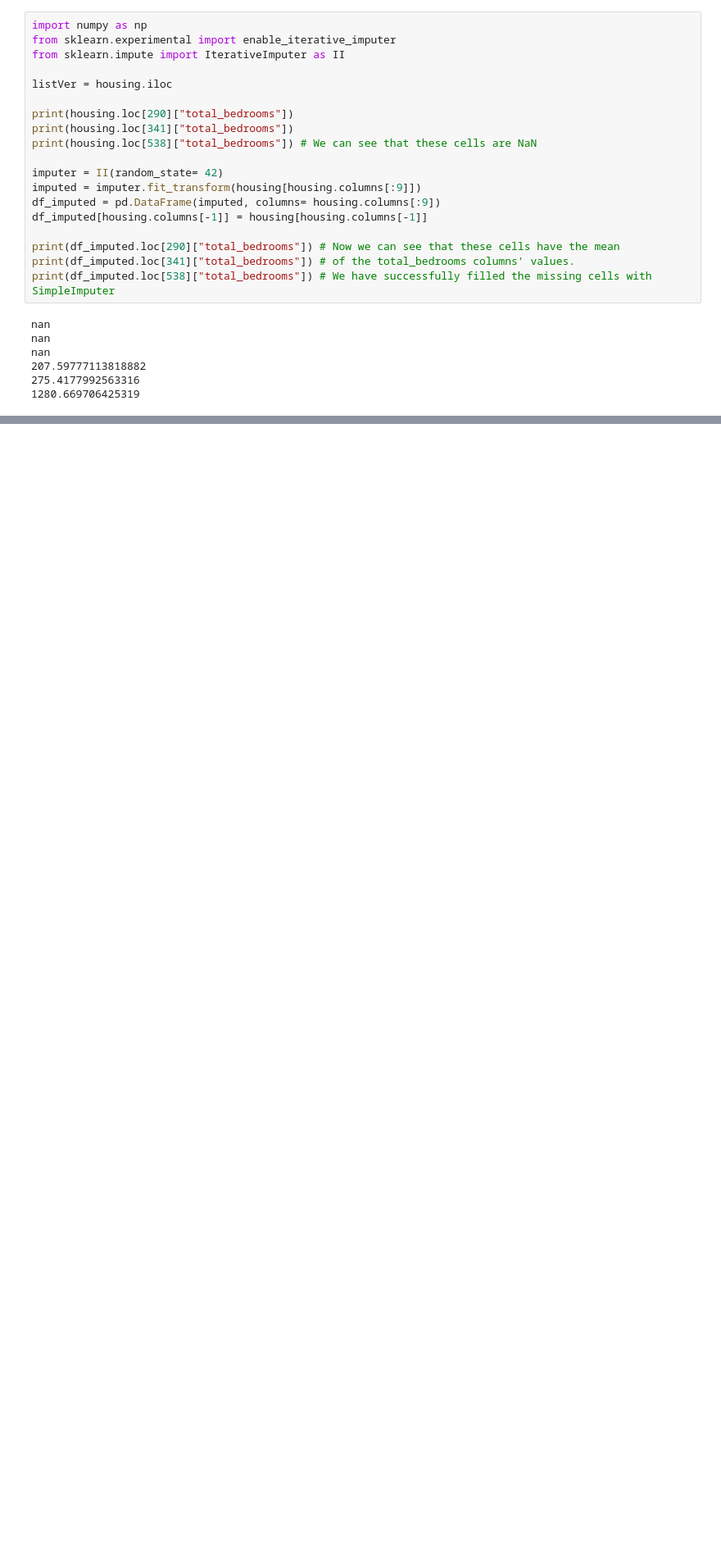
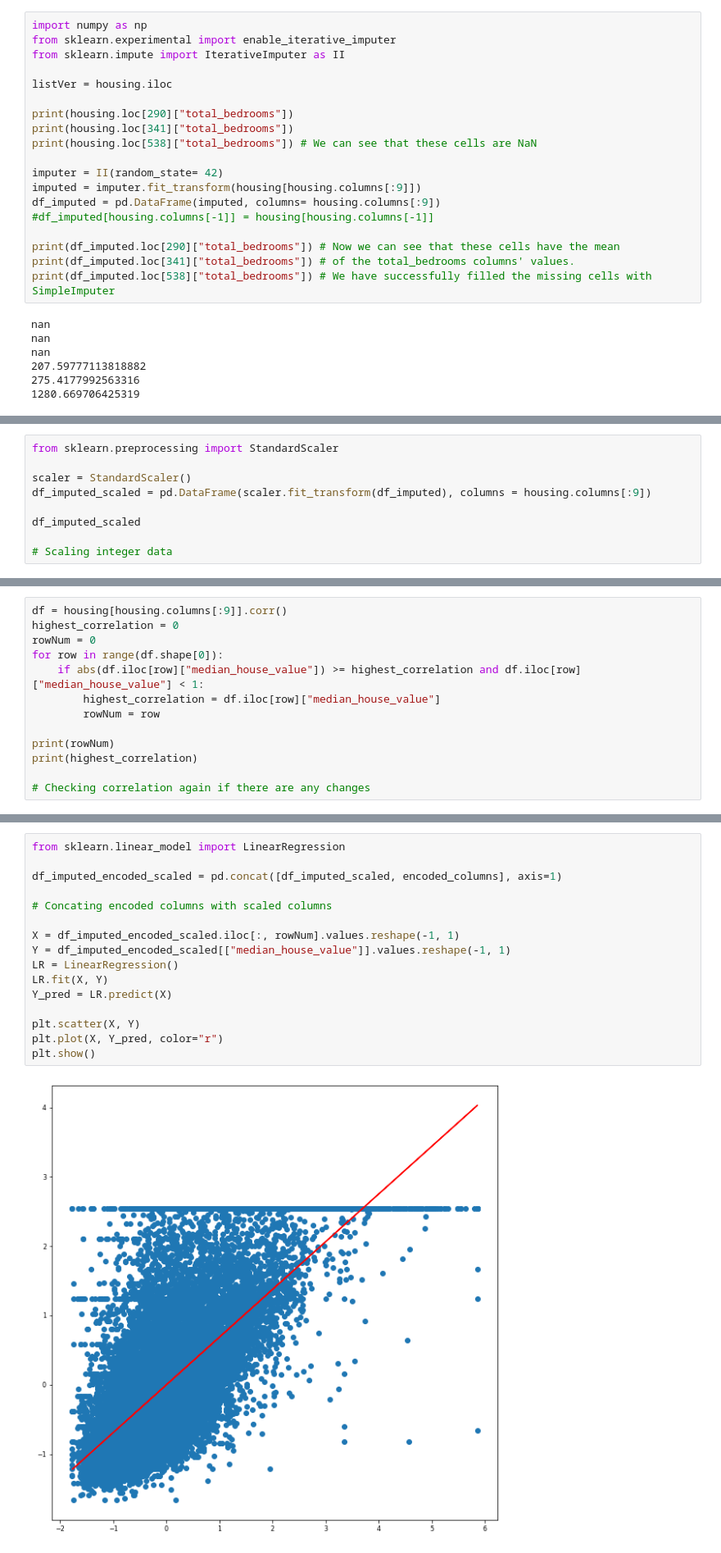
Before and after one commit to SBerkeB/ml_project1, a Jupyter notebook: IterativeImputer.ipynb, the cells around one changed output, grey strips where cells are left out. Shown: that part at 82% size. Cells and saved outputs as stored; diff of their text form; blank space fills up the shorter version.

```diff
--- a/IterativeImputer.ipynb
+++ b/IterativeImputer.ipynb
@@ -81,7 +81,7 @@ print(housing.loc[538]["total_bedrooms"]) # We can see that these cells are NaN
 imputer = II(random_state= 42)
 imputed = imputer.fit_transform(housing[housing.columns[:9]])
 df_imputed = pd.DataFrame(imputed, columns= housing.columns[:9])
-df_imputed[housing.columns[-1]] = housing[housing.columns[-1]]
+#df_imputed[housing.columns[-1]] = housing[housing.columns[-1]]
 
 print(df_imputed.loc[290]["total_bedrooms"]) # Now we can see that these cells have the mean
 print(df_imputed.loc[341]["total_bedrooms"]) # of the total_bedrooms columns' values.
@@ -95,0 +145,9 @@ nan
+# %%
+from sklearn.preprocessing import StandardScaler
+
+scaler = StandardScaler()
+df_imputed_scaled = pd.DataFrame(scaler.fit_transform(df_imputed), columns = housing.columns[:9])
+
+df_imputed_scaled
+
+# Scaling integer data
@@ -95,0 +168,13 @@ nan
+# %%
+df = housing[housing.columns[:9]].corr()
+highest_correlation = 0
+rowNum = 0
+for row in range(df.shape[0]):
+    if abs(df.iloc[row]["median_house_value"]) >= highest_correlation and df.iloc[row]["median_house_value"] < 1:
+        highest_correlation = df.iloc[row]["median_house_value"]
+        rowNum = row
+
+print(rowNum)
+print(highest_correlation)
+
+# Checking correlation again if there are any changes
@@ -95,0 +186,18 @@ nan
+# %%
+from sklearn.linear_model import LinearRegression
+
+df_imputed_encoded_scaled = pd.concat([df_imputed_scaled, encoded_columns], axis=1)
+
+# Concating encoded columns with scaled columns
+
+X = df_imputed_encoded_scaled.iloc[:, rowNum].values.reshape(-1, 1)
+Y = df_imputed_encoded_scaled[["median_house_value"]].values.reshape(-1, 1)
+LR = LinearRegression()
+LR.fit(X, Y)
+Y_pred = LR.predict(X)
+
+plt.scatter(X, Y)
+plt.plot(X, Y_pred, color="r")
+plt.show()
+# %% [output]
+[figure, added]
```
Also changed, not shown: parts of 8 cells of this notebook.
